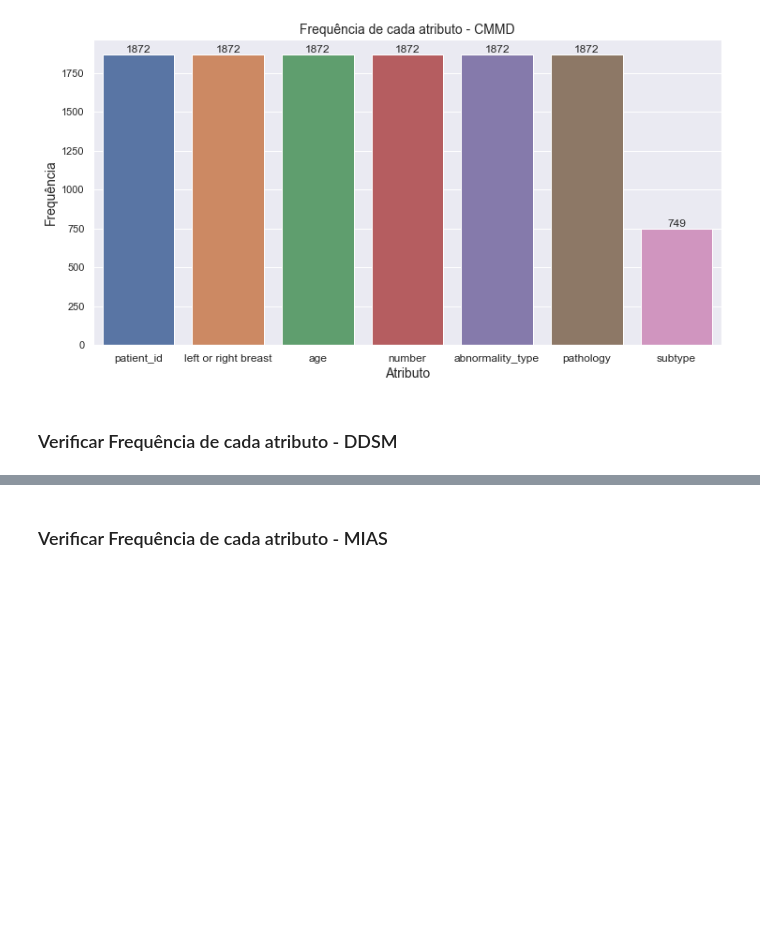
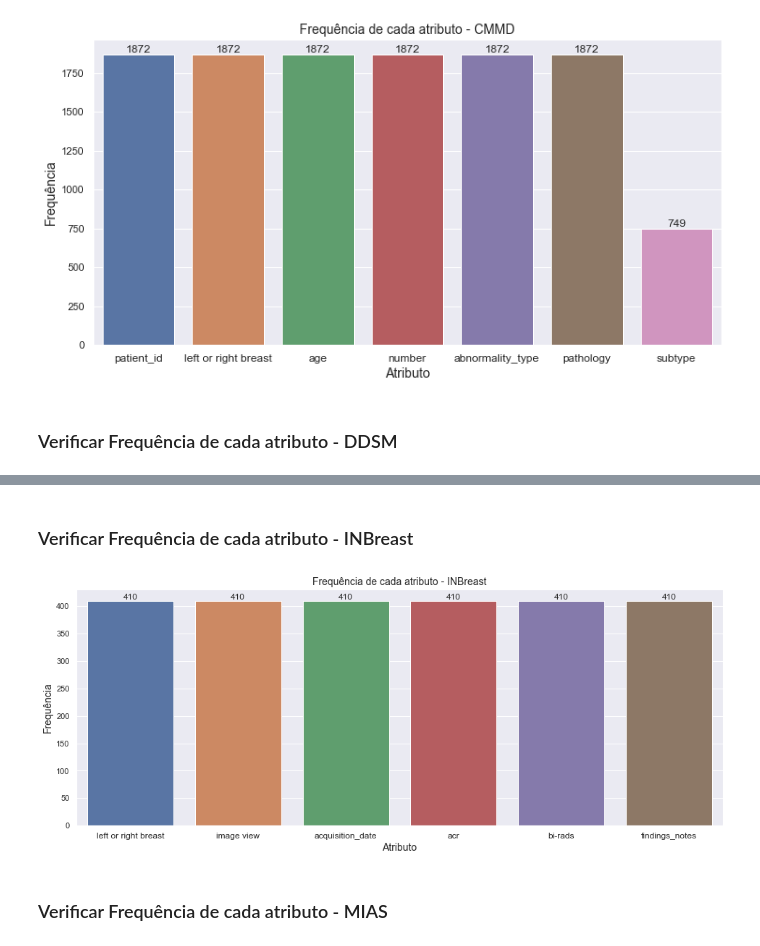
Before and after one commit to matheusssilva991/Radiomica, a Jupyter notebook: src/catalogar_imagens/visualizar_dicionario_mamografia.ipynb, the cells around one changed output, grey strips where cells are left out. Saved outputs shown, nothing was run; the diff lists cells and outputs as text; code cells hidden in the pictures; blank space fills up the shorter version.

```diff
--- a/src/catalogar_imagens/visualizar_dicionario_mamografia.ipynb
+++ b/src/catalogar_imagens/visualizar_dicionario_mamografia.ipynb
@@ -170,3 +194,17 @@ plt.show()
+# %% [markdown]
+### Verificar Frequência de cada atributo - INBreast
+# %%
+fig = plt.figure(figsize=(16, 6))
+ax = sns.barplot(data=df_inbreast, x='atributo', y='frequencia')
+plt.title("Frequência de cada atributo - INBreast", size=14)
+plt.xlabel("Atributo", size=14)
+plt.ylabel("Frequência", size=14)
+plt.xticks(rotation=0, size=12)
+plt.bar_label(ax.containers[0], fmt="%.01d", size=12, label_type="edge")
+
+plt.show()
+# %% [output]
+[figure, added]
 # %% [markdown]
 ### Verificar Frequência de cada atributo - MIAS
 # %%
```
Also changed, not shown: parts of 8 cells of this notebook, 16 other files.
